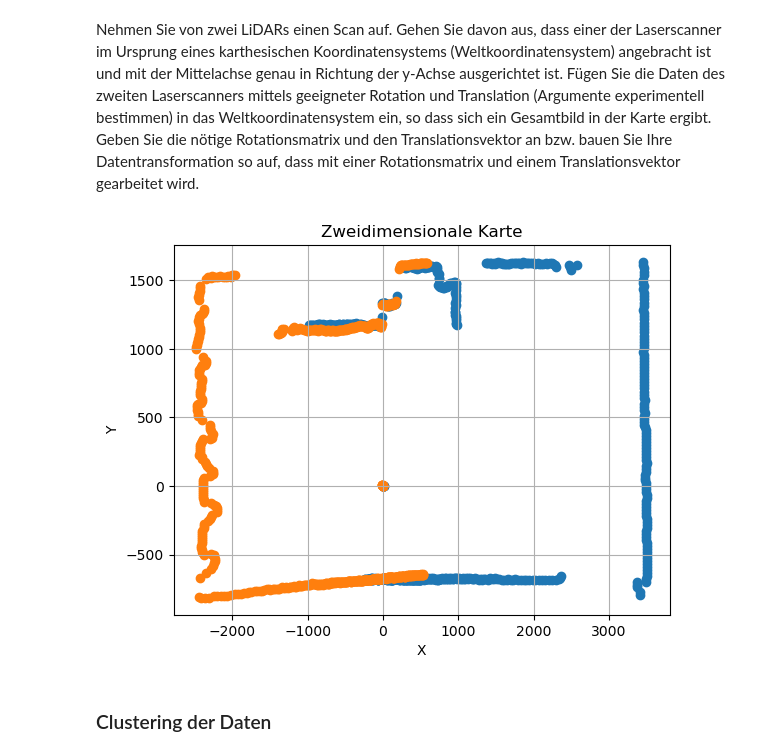
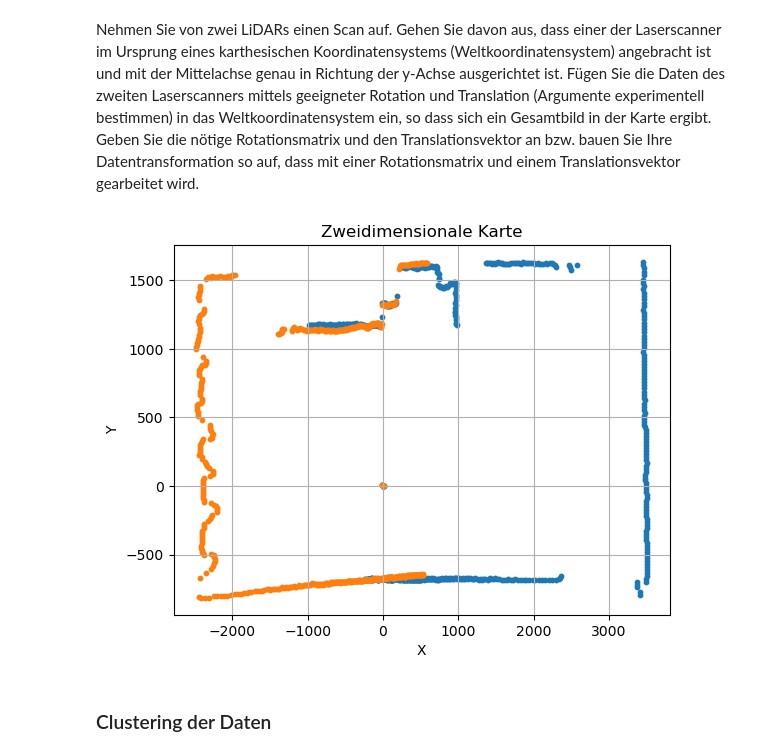
Before and after one commit to kanuphamm/ISS_Praktikum, a Jupyter notebook: Praktikum4/Praktikum4_v02tt.ipynb, the cells around one changed output. Drawn from its saved outputs; the diff is of its cells as text; code cells hidden in the pictures.

```diff
--- a/Praktikum4/Praktikum4_v02tt.ipynb
+++ b/Praktikum4/Praktikum4_v02tt.ipynb
@@ -135,36 +135,36 @@ for pair in data_pairs1:
     rotated_coords = np.dot(rotation_matrix, np.array([valx, valy]))
     rotated_valx, rotated_valy = rotated_coords[0], rotated_coords[1]
     x_values.append(rotated_valx)
     y_values.append(rotated_valy)
 
-plt.scatter(x_values, y_values)
+plt.scatter(x_values, y_values, s = 10)
 
 x_values = []
 y_values = []
 rotation_angle = 190
 # Rotationsmatrix
 rotation_matrix = np.array([[math.cos(math.radians(rotation_angle)), -math.sin(math.radians(rotation_angle))],
                             [math.sin(math.radians(rotation_angle)), math.cos(math.radians(rotation_angle))]])
 
 for pair in data_pairs2:
     x, y = pair.split(":")
     valx = float(y) * math.cos((float(x)) * (math.pi / 180))
     valy = float(y) * math.sin((float(x)) * (math.pi / 180))
     rotated_coords = np.dot(rotation_matrix, np.array([valx, valy]))
     rotated_valx, rotated_valy = rotated_coords[0], rotated_coords[1]
     x_values.append(rotated_valx)
     y_values.append(rotated_valy)
 
 
 # Plot erstellen
-plt.scatter(x_values, y_values)
+plt.scatter(x_values, y_values, s = 10)
 plt.xlabel('X')
 plt.ylabel('Y')
 plt.title('Zweidimensionale Karte')
 plt.grid(True)
 plt.show()
 # %% [output]
-[figure, old version]
+[figure, new version]
 # %% [markdown]
 ### Clustering der Daten
 # %% [markdown]
```
Also changed, not shown: parts of 3 cells of this notebook.
